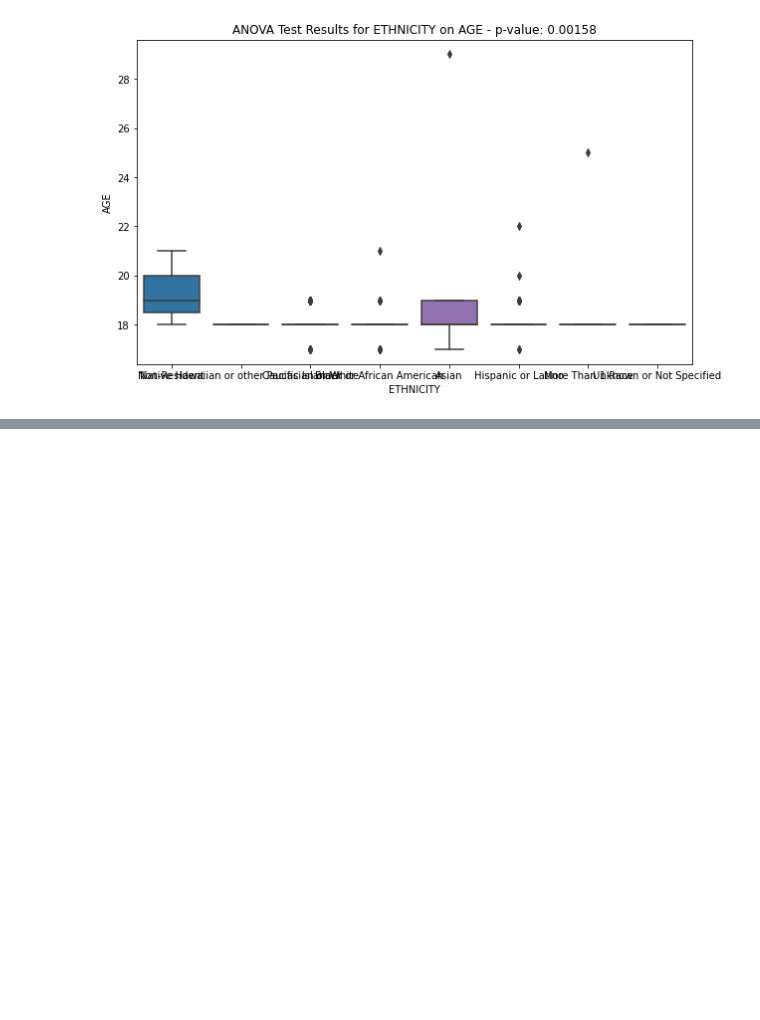
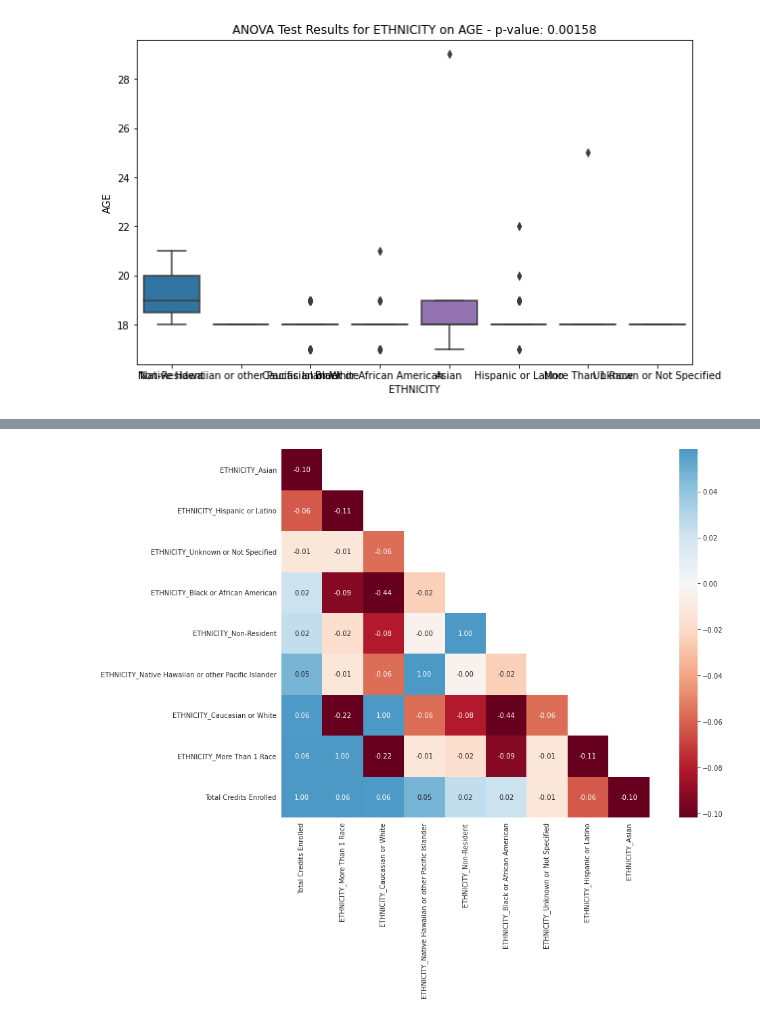
Before and after one commit to udoychowdhury/DataScience, a Jupyter notebook: Assitantship/CleanAndTransformData.ipynb, the cells around one changed output, grey strips where cells are left out. Drawn from its saved outputs; the diff is of its cells as text; code cells hidden in the pictures; blank space fills up the shorter version.

Commit message:
One hot encoding in dash app

```diff
--- a/Assitantship/CleanAndTransformData.ipynb
+++ b/Assitantship/CleanAndTransformData.ipynb
@@ -366,0 +369,10 @@ ANOVA test results: F=3.3952295362053735, p=0.0015829612674988208
+# %%
+# File path for file
+merge_file_path = '/Users/udoychowdhury/Documents/Assitantship/Merged Conditionally Admitted Students.xlsx'
+
+# Read the Excel file
+mergedf = pd.read_excel(merge_file_path)
+# %%
+# Subset numerical columns from categorical
+num_cols = pd.DataFrame(mergedf[mergedf.select_dtypes(include = ['float', 'int']).columns])
+num_cols.head()
@@ -366,0 +401,31 @@ ANOVA test results: F=3.3952295362053735, p=0.0015829612674988208
+# %%
+# Transform categorical variables into a form that can be provided to ML algorithms via one-hot encoding
+# Specify the columns you want to encode
+# Get the categorical variables
+cat_cols = pd.DataFrame(mergedf[mergedf.select_dtypes(include=['object']).columns])
+cat_cols.columns
+columns_to_encode = ['ETHNICITY']
+
+# Transform specified categorical variables into one-hot encoded variables
+encoded_cat_cols = pd.get_dummies(cat_cols[columns_to_encode])
+
+# Merge the one-hot encoded categorical columns with 'num_cols' column
+cat_cols_corr = pd.concat([encoded_cat_cols, num_cols['Total Credits Enrolled']], axis=1)
+
+# Creates correlation matrix
+    # Order it by its correlation to Total Credits Enrolled column wise
+corr = cat_cols_corr.corr().sort_values('Total Credits Enrolled', axis=1, ascending=False)
+    # Sort by row wise
+corr = corr.sort_values('Total Credits Enrolled', axis=0, ascending=True)
+
+# Hide repetitive values (upper triangle)
+mask = np.zeros_like(corr)
+mask[np.triu_indices_from(mask, k=1)] = True
+
+with sns.axes_style("white"):
+    f, ax = plt.subplots(figsize=(16, 10))
+    ax = sns.heatmap(corr, mask=mask, vmin=corr['Total Credits Enrolled'].min(),
+                    vmax=corr.drop(['Total Credits Enrolled'], axis=0)['Total Credits Enrolled'].max(),
+                    square=True, annot=True, fmt='.2f', center=0, cmap='RdBu', annot_kws={"size": 10})
+# %% [output]
+[figure, added]
```
Also changed, not shown: parts of 5 cells of this notebook, 1 other file.
